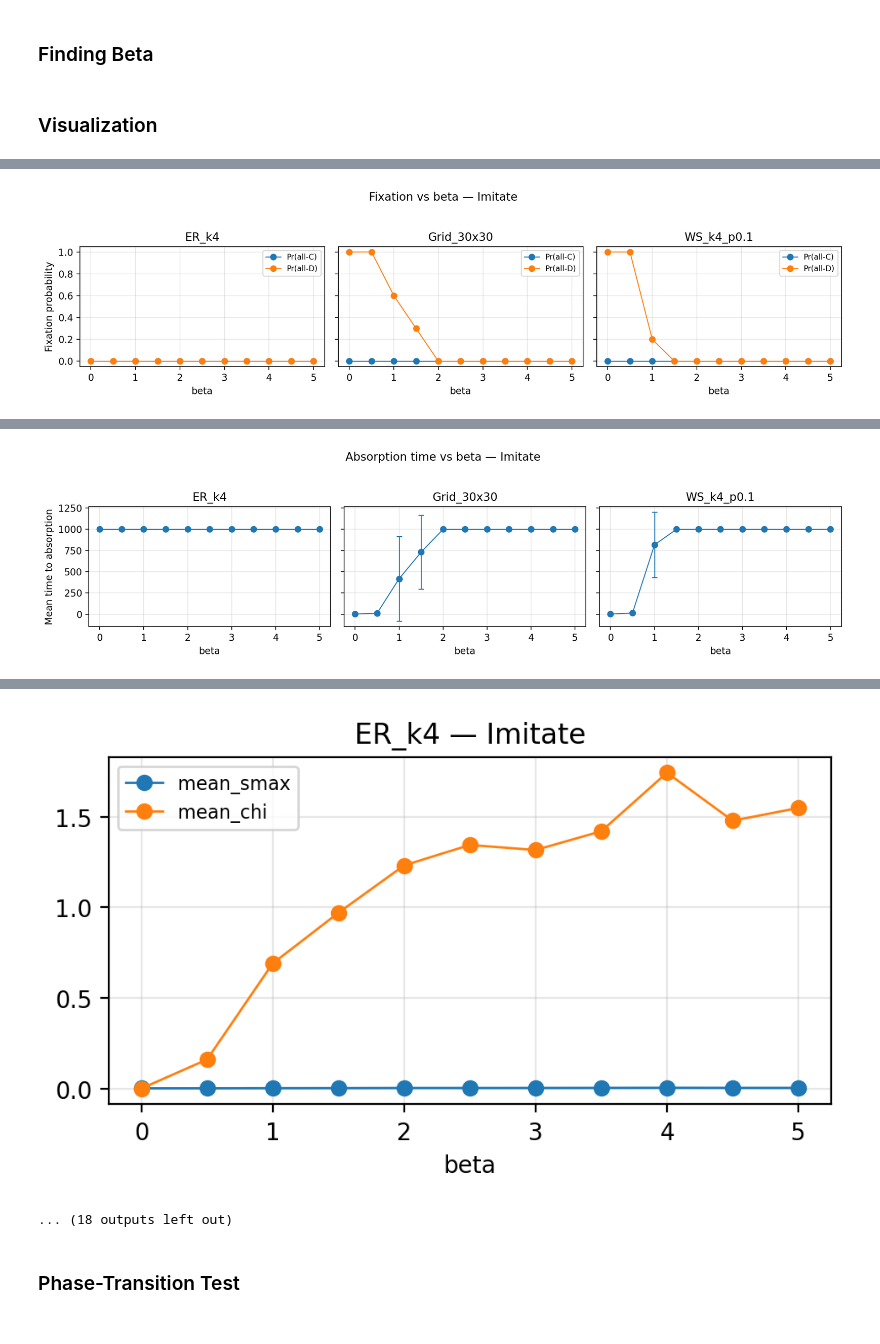
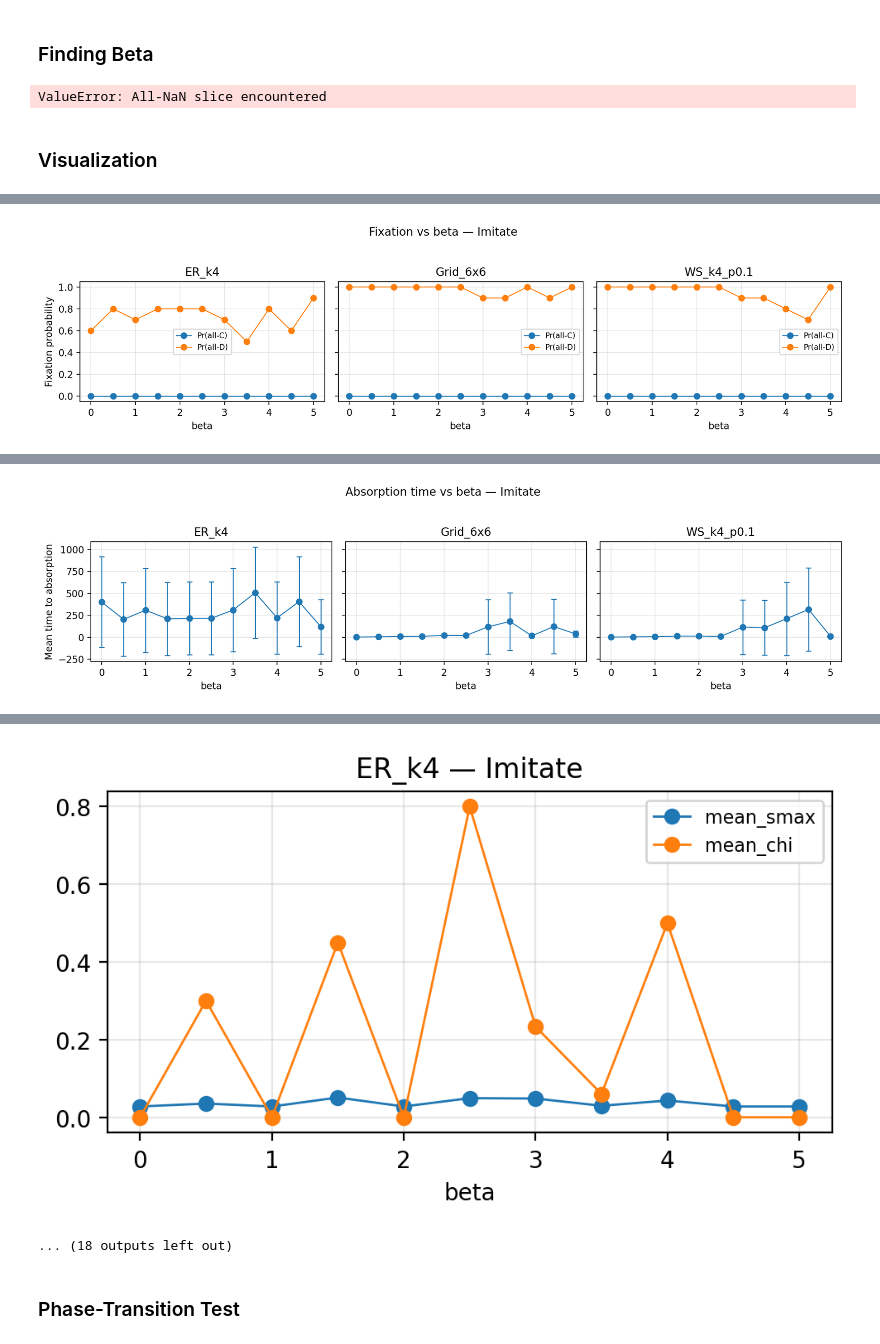
Before and after one commit to tristan-farran/CSS-Project, a Jupyter notebook: Code/Zheng_Code V2.ipynb, the cells around one changed output, grey strips where cells are left out. Cells and saved outputs as stored; diff of their text form; code cells hidden in the pictures.

Commit message:
Add Phase transition results

```diff
--- a/Code/Zheng_Code V2.ipynb
+++ b/Code/Zheng_Code V2.ipynb
@@ -915,7 +915,7 @@ def compute_beta_c_table(
 # beta_c_df = compute_beta_c_table(summary_revised, group_cols=("network", "strategy"))
 
 # Option B: load from CSV:
-summary_revised = pd.read_csv("Results/Result_RQ0/Result_Revised_beta/summary_revised.csv")
+summary_revised = pd.read_csv("Results/Result_RQ0/Result_V7_beta/summary_revised.csv")
 
 # ---- RUN THIS ----
 beta_c_df = compute_beta_c_table(
@@ -930,11 +930,13 @@ beta_c_df = compute_beta_c_table(
     thr_Smax=0.2,
 )
 
-beta_c_df.to_csv("Results/Result_RQ0/Result_Revised_beta/beta_c.csv", index=False)
+beta_c_df.to_csv("Results/Result_RQ0/Result_V7_Beta/beta_c.csv", index=False)
+# %% [output]
+ValueError: All-NaN slice encountered
 # %% [markdown]
 ### Visualization
 # %%
-FIGDIR = Path("Results/Result_RQ0/Result_V5_beta/Figures_Revised")
+FIGDIR = Path("Results/Result_RQ0/Result_V7_Beta/Figures_Revised")
 FIGDIR.mkdir(parents=True, exist_ok=True)
 
 def show_saved(fig, fname, dpi=200, close=True):
@@ -957,10 +959,10 @@ def show_saved(fig, fname, dpi=200, close=True):
 #tc = pd.read_csv("Result_RQ0/Result_S1/Result_Revised/Tc.csv")
 
 ### for Beta
-summary = pd.read_csv("Results/Result_RQ0/Result_V5_beta/summary_revised.csv")
-per_run = pd.read_csv("Results/Result_RQ0/Result_V5_beta/per_run_revised.csv")
-meta = pd.read_csv("Results/Result_RQ0/Result_V5_beta/payoff_meta_beta.csv")
-tc   = pd.read_csv("Results/Result_RQ0/Result_V5_beta/beta_c.csv")
+summary = pd.read_csv("Results/Result_RQ0/Result_V7_Beta/summary_revised.csv")
+per_run = pd.read_csv("Results/Result_RQ0/Result_V7_Beta/per_run_revised.csv")
+meta = pd.read_csv("Results/Result_RQ0/Result_V7_Beta/payoff_meta_beta.csv")
+#tc   = pd.read_csv("Results/Result_RQ0/Result_V7_Beta/beta_c.csv")
 
 
 # -------------------------
@@ -1353,12 +1355,12 @@ plot_survival_allD(per_run, steps_cap=int(per_run["t_absorb"].max()))
 [interactive output not drawn]
 [interactive output not drawn]
-[figure, old version]
+[figure, new version]
 [interactive output not drawn]
 [interactive output not drawn]
-[figure, old version]
+[figure, new version]
 [interactive output not drawn]
 [interactive output not drawn]
-[figure, old version]
+[figure, new version]
 ... (18 outputs left out)
 # %% [markdown]
 ### Phase-Transition Test
```
Also changed, not shown: parts of 5 cells of this notebook, 27 other files.
